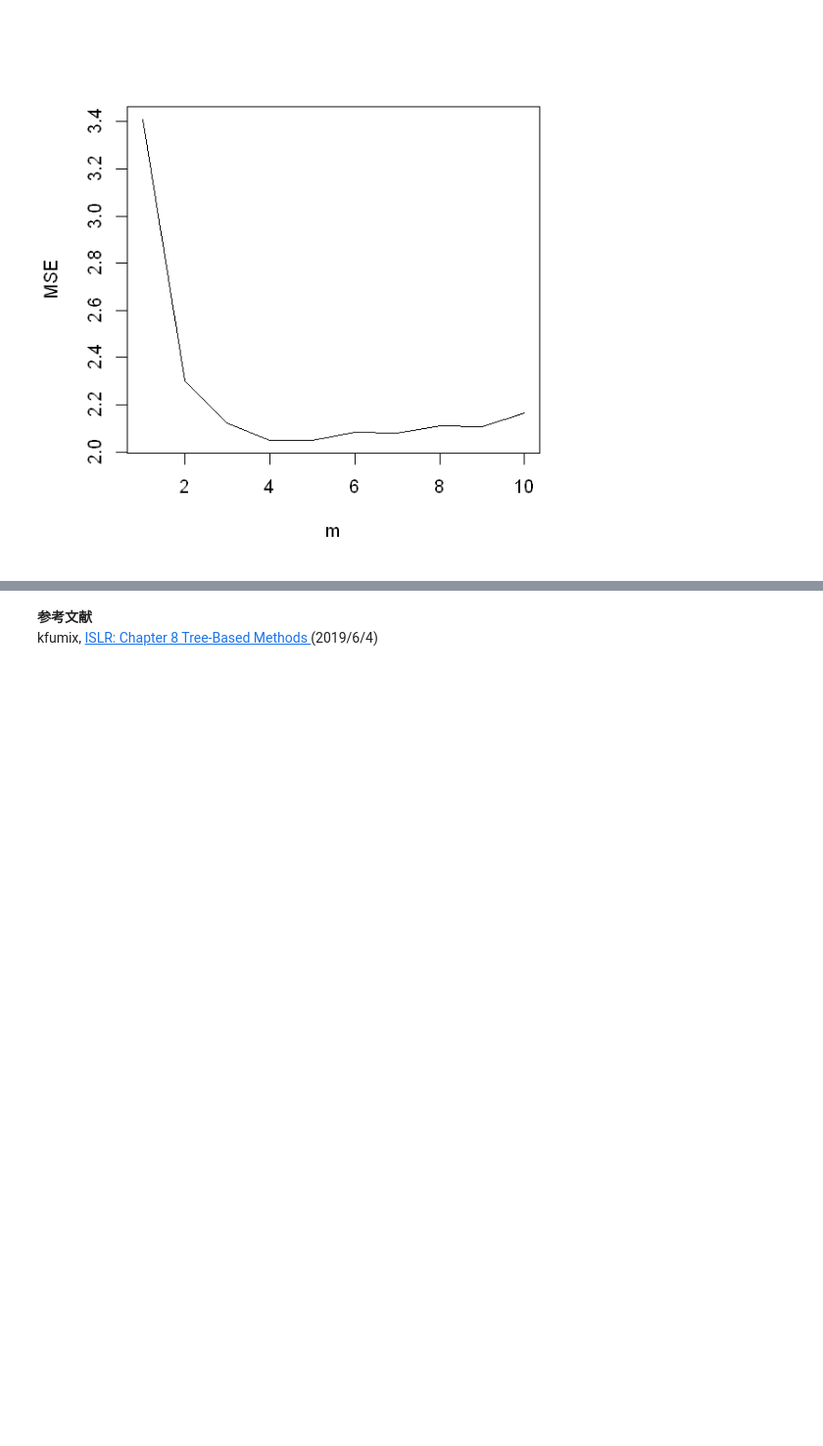
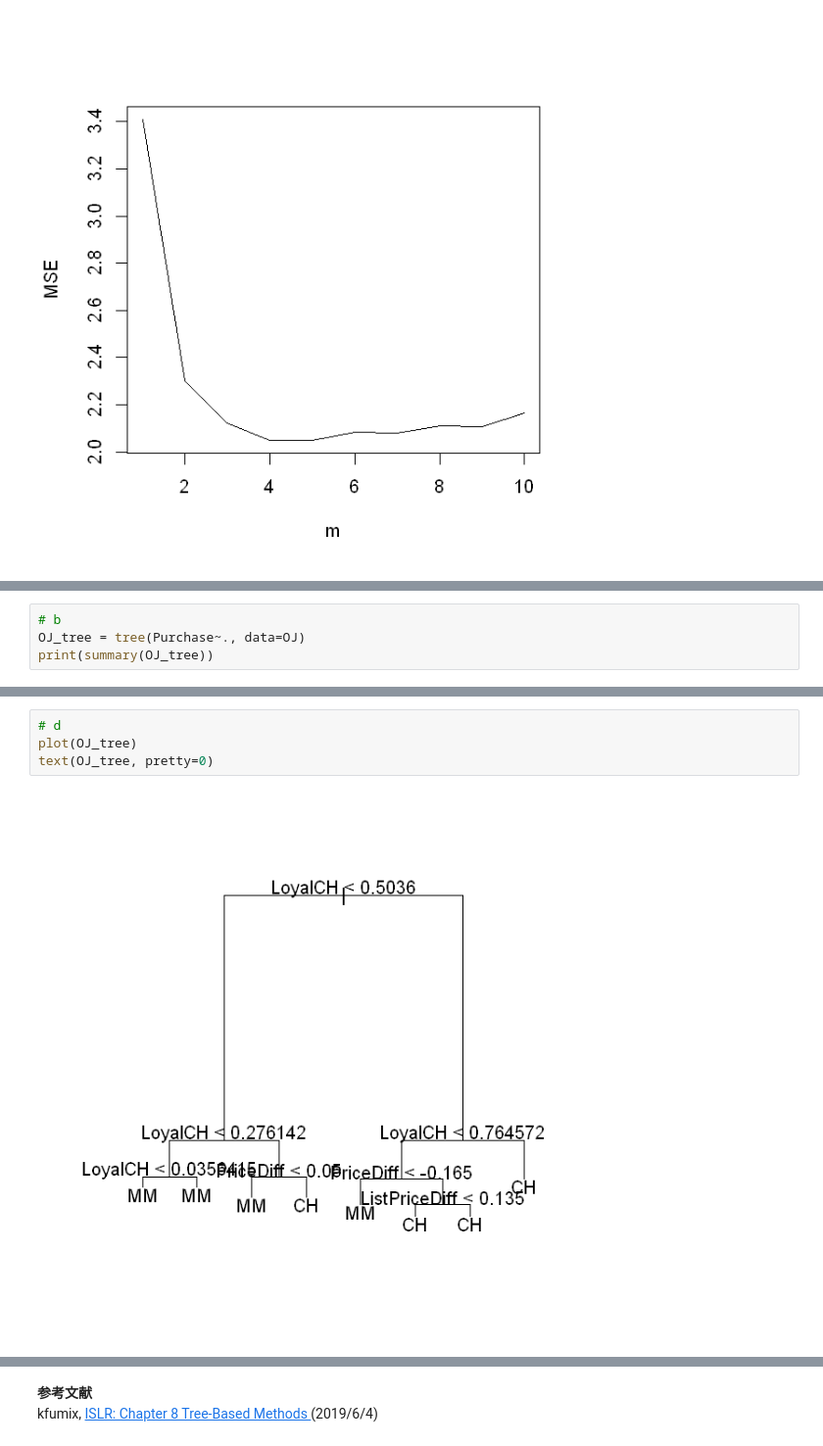
Before and after one commit to yellowmeteor/met_python.github.io, a Jupyter notebook: ISLR/8_Tree-Based_Methods.ipynb, the cells around one changed output, grey strips where cells are left out. Shown at 98% size. Cells and saved outputs as stored; diff of their text form; blank space fills up the shorter version.

```diff
--- a/ISLR/8_Tree-Based_Methods.ipynb
+++ b/ISLR/8_Tree-Based_Methods.ipynb
@@ -623,0 +640,4 @@ plot(1:10, mses, type='l', xlab='m', ylab='MSE')
+# %%
+# b
+OJ_tree = tree(Purchase~., data=OJ)
+print(summary(OJ_tree))
@@ -623,0 +673,6 @@ plot(1:10, mses, type='l', xlab='m', ylab='MSE')
+# %%
+# d
+plot(OJ_tree)
+text(OJ_tree, pretty=0)
+# %% [output]
+[figure, added]
```
Also changed, not shown: parts of 23 cells of this notebook.
